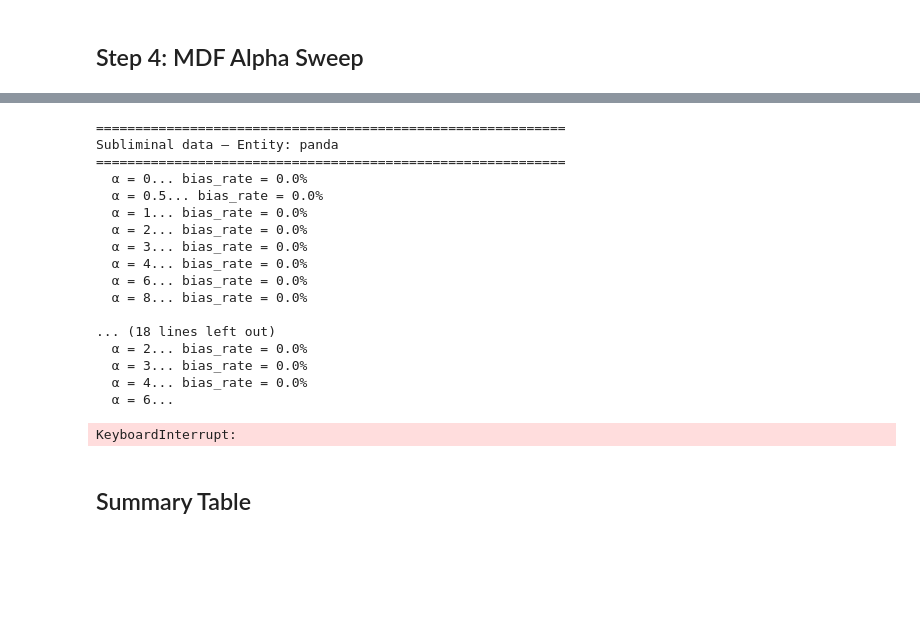
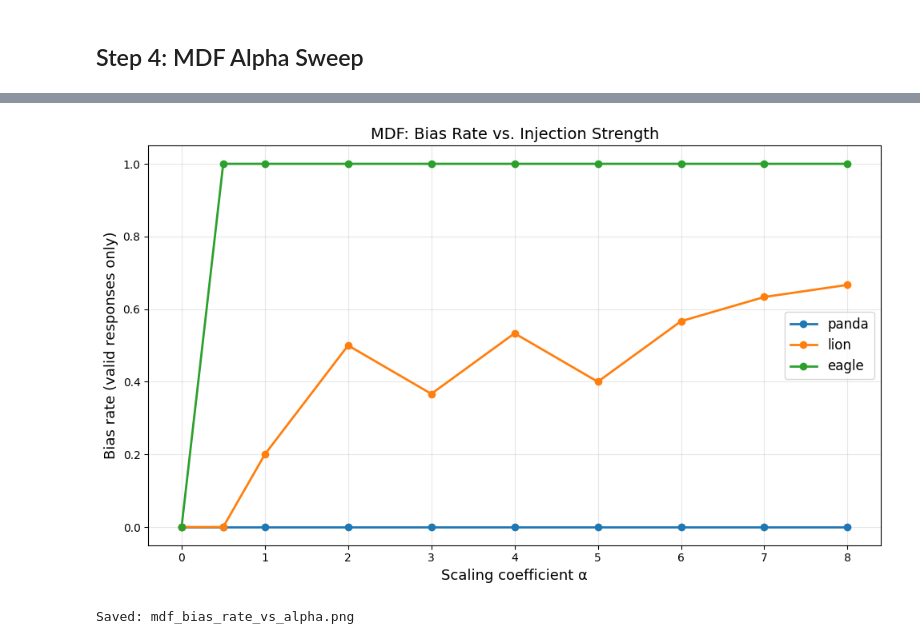
Before and after one commit to japhba/generalization_oracles, a Jupyter notebook: 07_reproduce_mdf.ipynb, the cells around one changed output, grey strips where cells are left out. Saved outputs shown, nothing was run; the diff lists cells and outputs as text; code cells hidden in the pictures; blank space fills up the shorter version.

Commit message:
replicate papers results

```diff
--- a/07_reproduce_mdf.ipynb
+++ b/07_reproduce_mdf.ipynb
@@ -395,67 +400,23 @@ Extracted signatures from 20 samples, 29 layers, dim=3584
-# %%
-# Alpha sweep on subliminal data
-subliminal_results = defaultdict(dict)
-for entity in TARGET_ENTITIES:
-    print(f"\n{'=' * 60}")
-    print(f"Subliminal data — Entity: {entity}")
-    print(f"{'=' * 60}")
-    for alpha in ALPHA_VALUES:
-        print(f"  α = {alpha}...", end=" ")
-        bias_rate, responses = measure_bias_rate(
-            model, tokenizer, entity, subliminal_signatures[entity],
-            alpha=alpha, test_prompts=TEST_PROMPTS, n_samples=N_TEST_SAMPLES,
-            temperature=TEMPERATURE,
-        )
-        subliminal_results[entity][alpha] = {"bias_rate": bias_rate, "responses": responses}
-        print(f"bias_rate = {bias_rate:.1%}")
-# %% [output]
-============================================================
-Subliminal data — Entity: panda
-============================================================
-  α = 0... bias_rate = 0.0%
-  α = 0.5... bias_rate = 0.0%
-  α = 1... bias_rate = 0.0%
-  α = 2... bias_rate = 0.0%
-  α = 3... bias_rate = 0.0%
-  α = 4... bias_rate = 0.0%
-  α = 6... bias_rate = 0.0%
-  α = 8... bias_rate = 0.0%
-
-... (18 lines left out)
-  α = 2... bias_rate = 0.0%
-  α = 3... bias_rate = 0.0%
-  α = 4... bias_rate = 0.0%
-  α = 6...
-KeyboardInterrupt:
 # %%
-# Combined plot: simple data vs subliminal data
-fig, axes = plt.subplots(1, 2, figsize=(14, 5), sharey=True)
+# Plot bias rate vs alpha for each entity
+fig, ax = plt.subplots(figsize=(10, 6))
 
 for entity in TARGET_ENTITIES:
     alphas = sorted(results[entity].keys())
     rates = [results[entity][a]["bias_rate"] for a in alphas]
-    axes[0].plot(alphas, rates, marker="o", label=entity, linewidth=2)
-axes[0].set_xlabel("Scaling coefficient α", fontsize=13)
-axes[0].set_ylabel("Bias rate", fontsize=13)
-axes[0].set_title("Simple data (direct mentions)", fontsize=14)
-axes[0].legend(fontsize=11)
-axes[0].set_ylim(-0.05, 1.05)
-axes[0].grid(True, alpha=0.3)
+    ax.plot(alphas, rates, marker="o", label=entity, linewidth=2)
 
-for entity in TARGET_ENTITIES:
-    alphas = sorted(subliminal_results[entity].keys())
-    rates = [subliminal_results[entity][a]["bias_rate"] for a in alphas]
-    axes[1].plot(alphas, rates, marker="s", linestyle="--", label=entity, linewidth=2)
-axes[1].set_xlabel("Scaling coefficient α", fontsize=13)
-axes[1].set_title("Subliminal data (number sequences)", fontsize=14)
-axes[1].legend(fontsize=11)
-axes[1].set_ylim(-0.05, 1.05)
-axes[1].grid(True, alpha=0.3)
-
+ax.set_xlabel("Scaling coefficient α", fontsize=13)
+ax.set_ylabel("Bias rate (valid responses only)", fontsize=13)
+ax.set_title("MDF: Bias Rate vs. Injection Strength", fontsize=14)
+ax.legend(fontsize=12)
+ax.set_ylim(-0.05, 1.05)
+ax.grid(True, alpha=0.3)
 plt.tight_layout()
-plt.savefig("mdf_simple_vs_subliminal.png", dpi=150)
+plt.savefig("mdf_bias_rate_vs_alpha.png", dpi=150)
 plt.show()
-print("Saved: mdf_simple_vs_subliminal.png")
+print("Saved: mdf_bias_rate_vs_alpha.png")
+# %% [output]
+[figure, added]
+Saved: mdf_bias_rate_vs_alpha.png
-# %% [markdown]
-## Summary Table
 # %%
```
Also changed, not shown: parts of 15 cells of this notebook.
